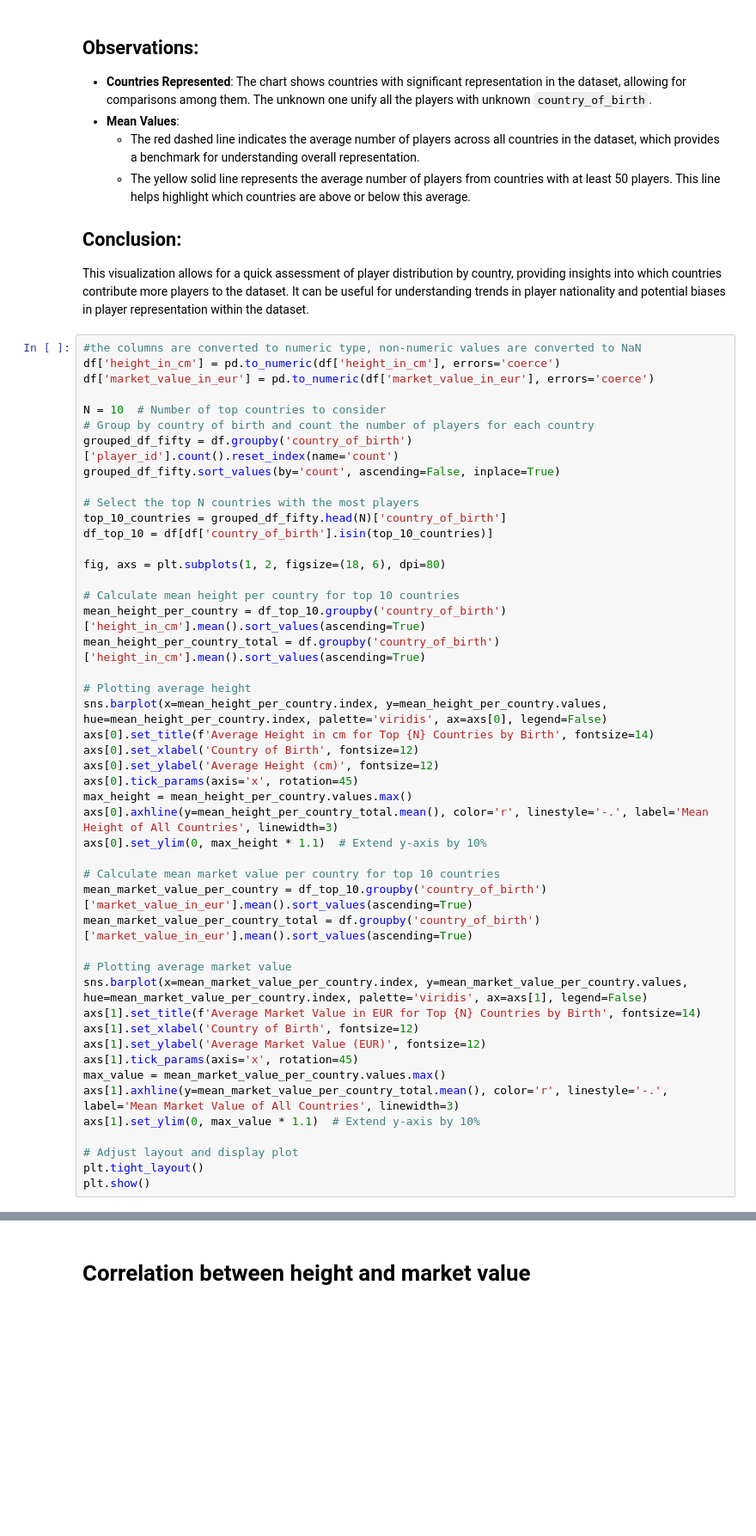
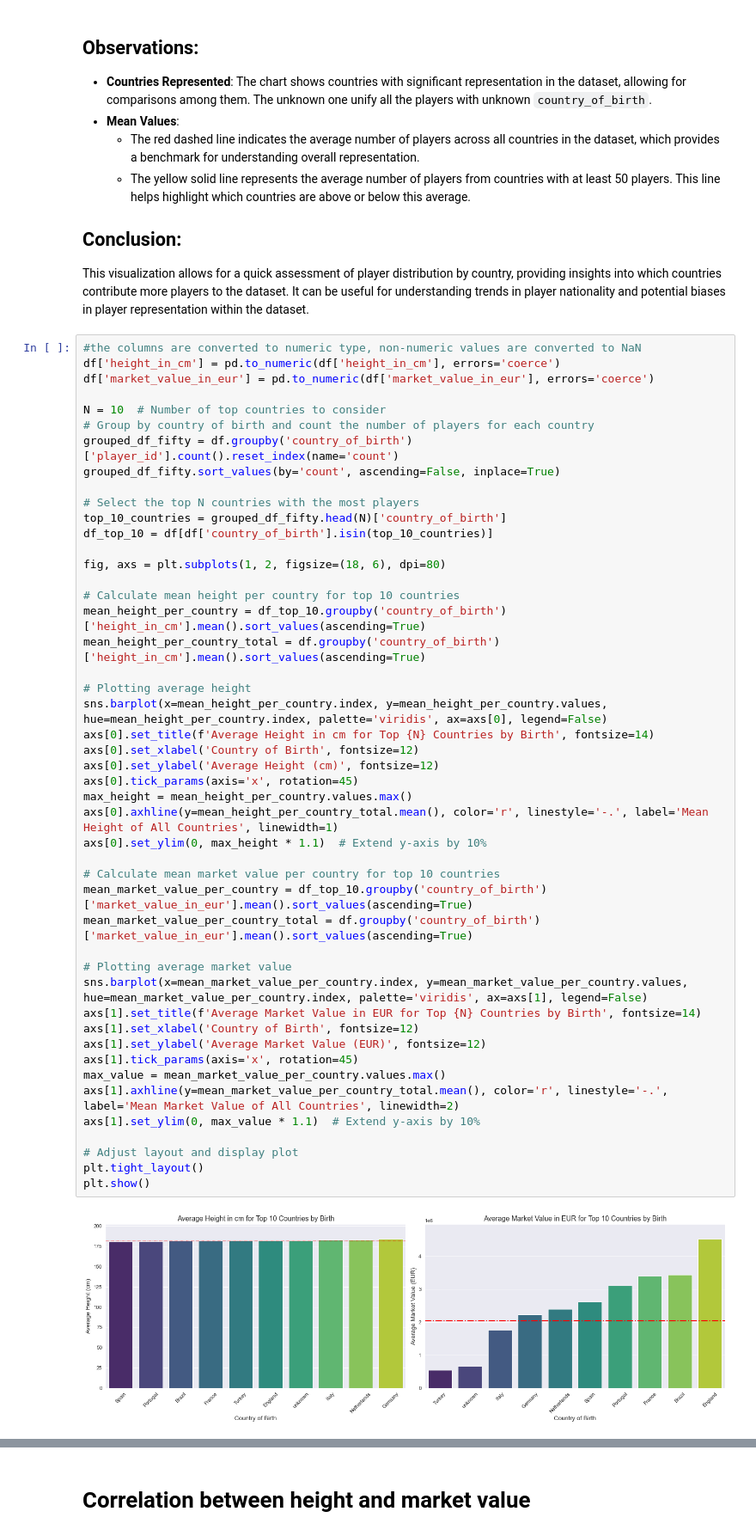
Before and after one commit to B-u-b-y/Jupiter-Notebooks, a Jupyter notebook: notebooks/players.ipynb, the cells around one changed output, grey strips where cells are left out. Shown: that part at 86% size. Drawn from its saved outputs; the diff is of its cells as text; blank space fills up the shorter version.

```diff
--- a/notebooks/players.ipynb
+++ b/notebooks/players.ipynb
@@ -294,35 +289,37 @@ fig, axs = plt.subplots(1, 2, figsize=(18, 6), dpi=80)
 
 # Calculate mean height per country for top 10 countries
 mean_height_per_country = df_top_10.groupby('country_of_birth')['height_in_cm'].mean().sort_values(ascending=True)
 mean_height_per_country_total = df.groupby('country_of_birth')['height_in_cm'].mean().sort_values(ascending=True)
 
 # Plotting average height
 sns.barplot(x=mean_height_per_country.index, y=mean_height_per_country.values, hue=mean_height_per_country.index, palette='viridis', ax=axs[0], legend=False)
 axs[0].set_title(f'Average Height in cm for Top {N} Countries by Birth', fontsize=14)
 axs[0].set_xlabel('Country of Birth', fontsize=12)
 axs[0].set_ylabel('Average Height (cm)', fontsize=12)
 axs[0].tick_params(axis='x', rotation=45)
 max_height = mean_height_per_country.values.max()
-axs[0].axhline(y=mean_height_per_country_total.mean(), color='r', linestyle='-.', label='Mean Height of All Countries', linewidth=3)
+axs[0].axhline(y=mean_height_per_country_total.mean(), color='r', linestyle='-.', label='Mean Height of All Countries', linewidth=1)
 axs[0].set_ylim(0, max_height * 1.1)  # Extend y-axis by 10%
 
 # Calculate mean market value per country for top 10 countries
 mean_market_value_per_country = df_top_10.groupby('country_of_birth')['market_value_in_eur'].mean().sort_values(ascending=True)
 mean_market_value_per_country_total = df.groupby('country_of_birth')['market_value_in_eur'].mean().sort_values(ascending=True)
 
 # Plotting average market value
 sns.barplot(x=mean_market_value_per_country.index, y=mean_market_value_per_country.values, hue=mean_market_value_per_country.index, palette='viridis', ax=axs[1], legend=False)
 axs[1].set_title(f'Average Market Value in EUR for Top {N} Countries by Birth', fontsize=14)
 axs[1].set_xlabel('Country of Birth', fontsize=12)
 axs[1].set_ylabel('Average Market Value (EUR)', fontsize=12)
 axs[1].tick_params(axis='x', rotation=45)
 max_value = mean_market_value_per_country.values.max()
-axs[1].axhline(y=mean_market_value_per_country_total.mean(), color='r', linestyle='-.', label='Mean Market Value of All Countries', linewidth=3)
+axs[1].axhline(y=mean_market_value_per_country_total.mean(), color='r', linestyle='-.', label='Mean Market Value of All Countries', linewidth=2)
 axs[1].set_ylim(0, max_value * 1.1)  # Extend y-axis by 10%
 
 # Adjust layout and display plot
 plt.tight_layout()
 plt.show()
+# %% [output]
+[figure, added]
 # %% [markdown]
 # Average Height and Market Value by Country of Birth
 
```
Also changed, not shown: parts of 8 cells of this notebook, 1 other file.
